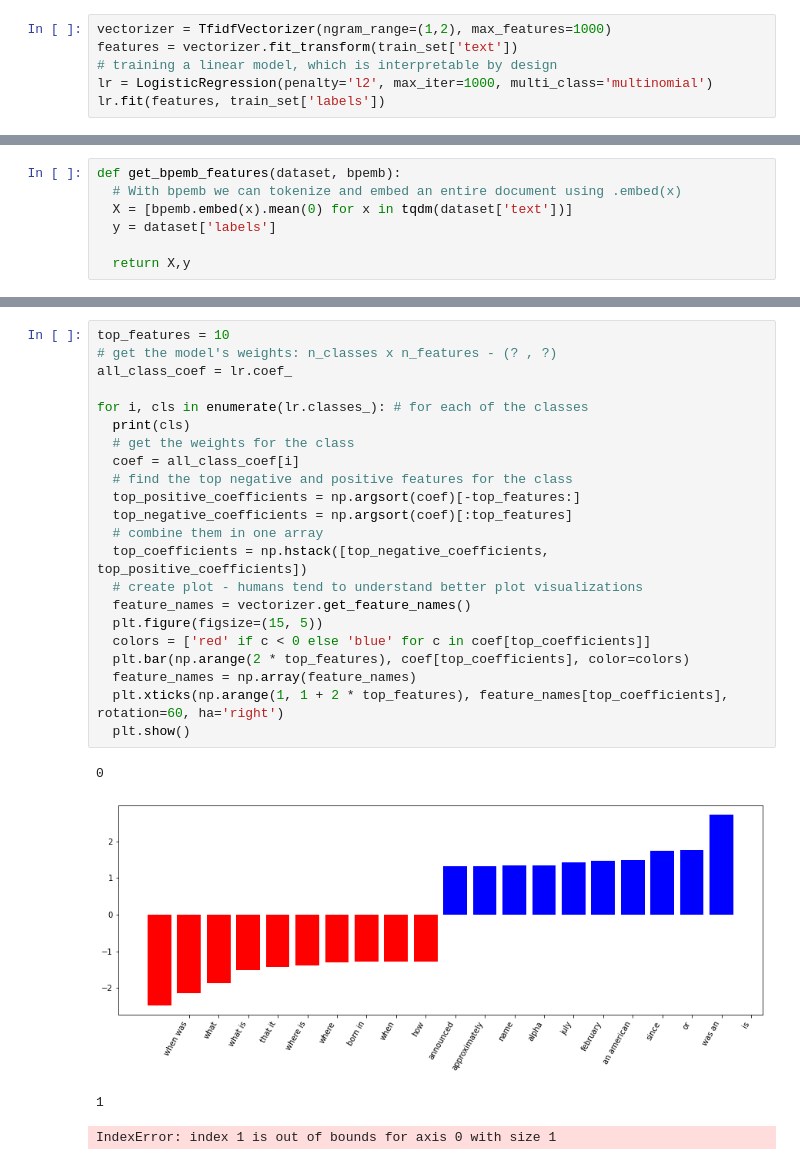
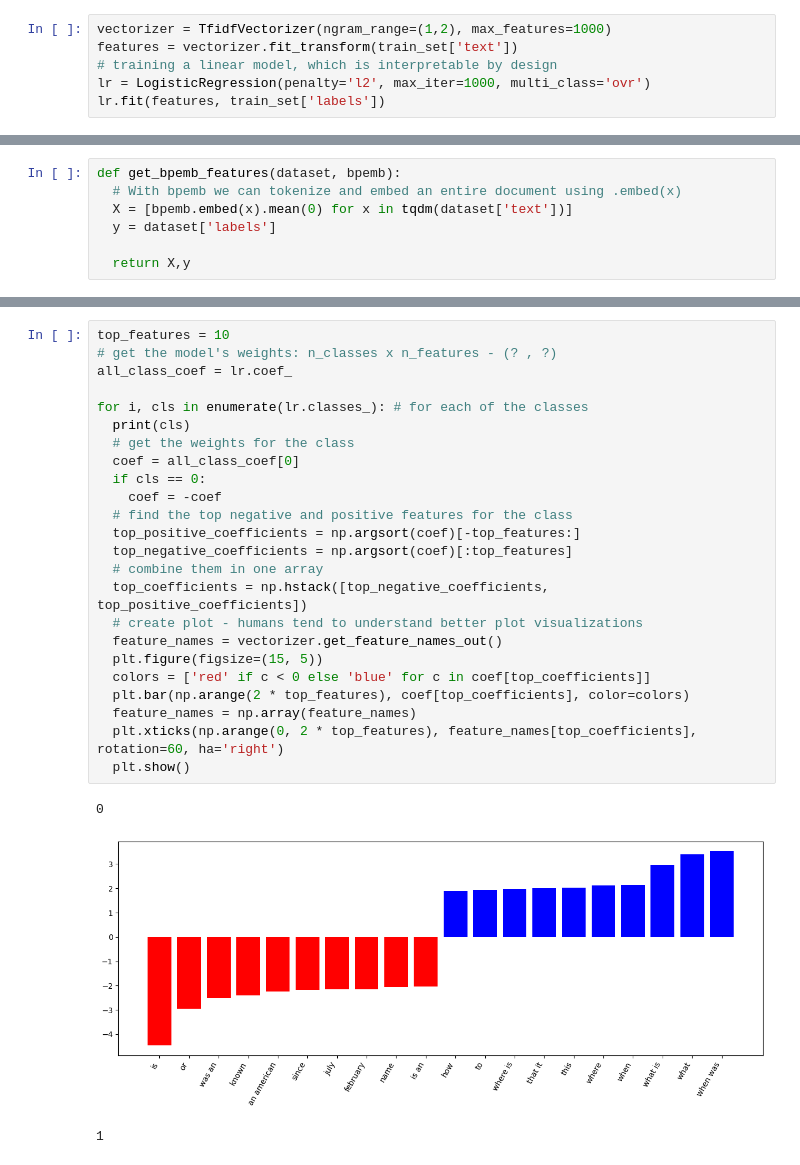
Before and after one commit to hrobjarturh/nlptasks, a Jupyter notebook: notebooks/hali-temp/task4.ipynb, the cells around one changed output, grey strips where cells are left out. Cells and saved outputs as stored; diff of their text form.

```diff
--- a/notebooks/hali-temp/task4.ipynb
+++ b/notebooks/hali-temp/task4.ipynb
@@ -224,6 +224,6 @@ print(feature_array[tfidf_sorting][-2:])
 vectorizer = TfidfVectorizer(ngram_range=(1,2), max_features=1000)
 features = vectorizer.fit_transform(train_set['text'])
 # training a linear model, which is interpretable by design
-lr = LogisticRegression(penalty='l2', max_iter=1000, multi_class='multinomial')
+lr = LogisticRegression(penalty='l2', max_iter=1000, multi_class='ovr')
 lr.fit(features, train_set['labels'])
 # %% [output]
@@ -314,27 +314,28 @@ array([[323, 172],
 # %%
 top_features = 10
 # get the model's weights: n_classes x n_features - (? , ?)
 all_class_coef = lr.coef_
 
 for i, cls in enumerate(lr.classes_): # for each of the classes
   print(cls)
   # get the weights for the class
-  coef = all_class_coef[i]
+  coef = all_class_coef[0]
+  if cls == 0:
+    coef = -coef
   # find the top negative and positive features for the class
   top_positive_coefficients = np.argsort(coef)[-top_features:]
   top_negative_coefficients = np.argsort(coef)[:top_features]
   # combine them in one array
   top_coefficients = np.hstack([top_negative_coefficients, top_positive_coefficients])
   # create plot - humans tend to understand better plot visualizations
-  feature_names = vectorizer.get_feature_names()
+  feature_names = vectorizer.get_feature_names_out()
   plt.figure(figsize=(15, 5))
   colors = ['red' if c < 0 else 'blue' for c in coef[top_coefficients]]
   plt.bar(np.arange(2 * top_features), coef[top_coefficients], color=colors)
   feature_names = np.array(feature_names)
-  plt.xticks(np.arange(1, 1 + 2 * top_features), feature_names[top_coefficients], rotation=60, ha='right')
+  plt.xticks(np.arange(0, 2 * top_features), feature_names[top_coefficients], rotation=60, ha='right')
   plt.show()
 # %% [output]
 0
-[figure, old version]
+[figure, new version]
 1
-IndexError: index 1 is out of bounds for axis 0 with size 1
```
Also changed, not shown: parts of 20 cells of this notebook, 10 other files.
